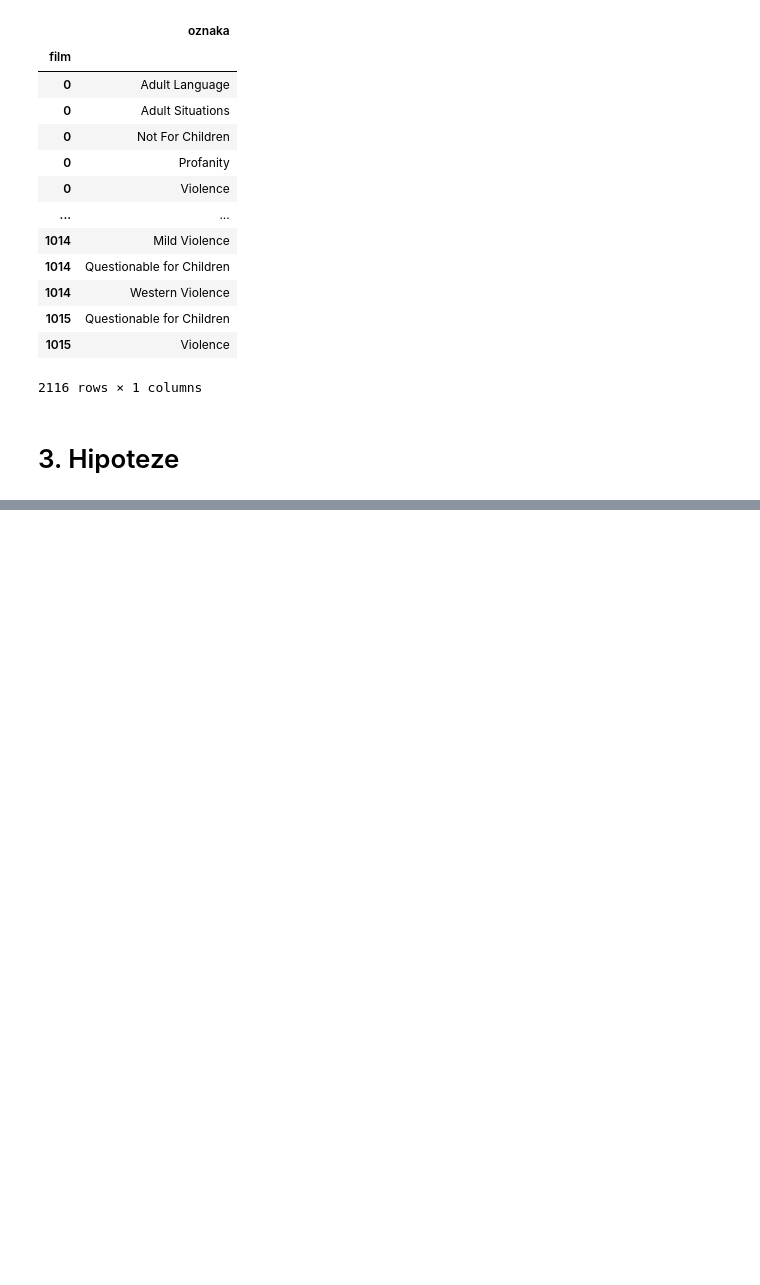
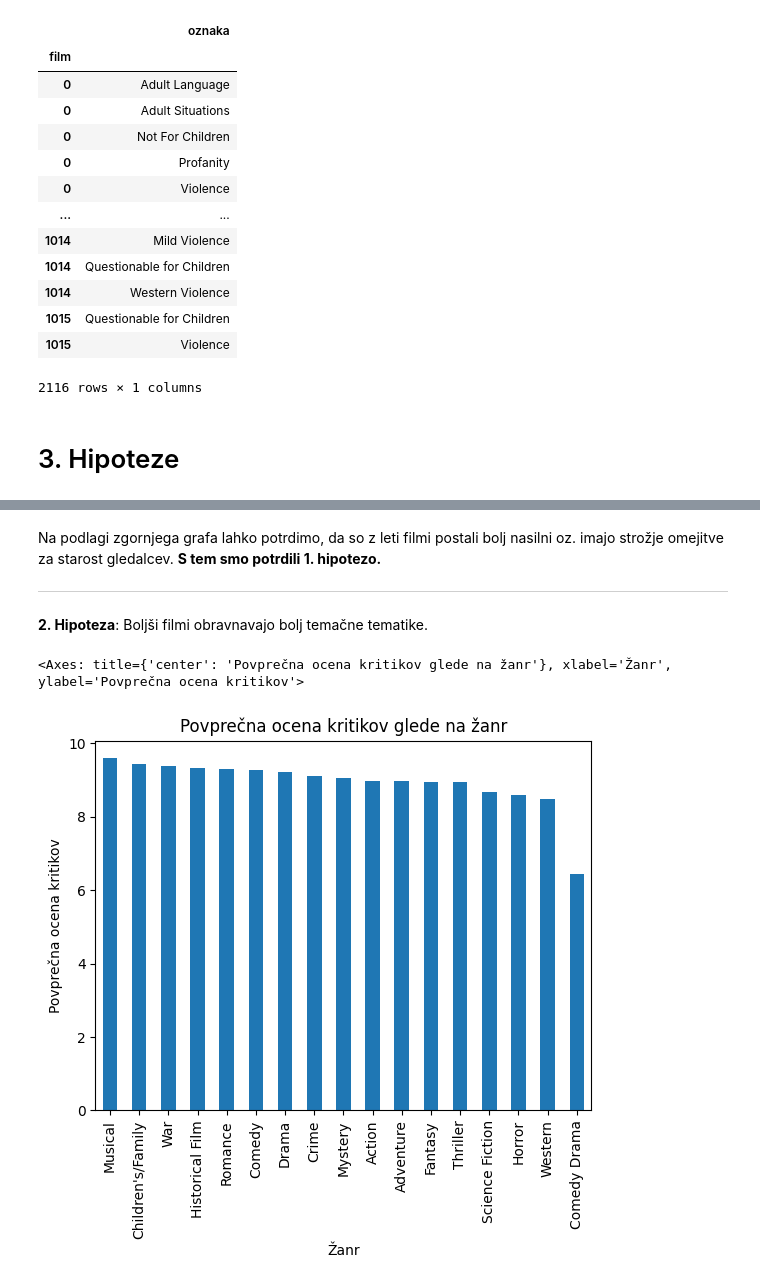
Before and after one commit to JanKamnikar/programiranje1-analiza-podatkov, a Jupyter notebook: analiza.ipynb, the cells around one changed output, grey strips where cells are left out. Cells and saved outputs as stored; diff of their text form; code cells hidden in the pictures; blank space fills up the shorter version.

```diff
--- a/analiza.ipynb
+++ b/analiza.ipynb
@@ -171,0 +215,14 @@ Na podlagi zajetih podatkov smo oblikovali 6 hipotez, ki jih bomo v nadaljevanju
+# %% [markdown]
+Na podlagi zgornjega grafa lahko potrdimo, da so z leti filmi postali bolj nasilni oz. imajo strožje omejitve za starost gledalcev. **S tem smo potrdili 1. hipotezo.**
+
+---
+# %% [markdown]
+**2. Hipoteza**: Boljši filmi obravnavajo bolj temačne tematike.
+# %%
+ocenjeni_filmi = filmi[filmi['ocena_kritikov'].notnull()]
+zanr = zanri_filmi.join(ocenjeni_filmi, on=['film'])
+zanr = zanr.groupby('zanr').filter(lambda x: len(x) > 20).groupby('zanr')['ocena_kritikov'].mean().sort_values(ascending=False)
+zanr.plot.bar(xlabel='Žanr', ylabel='Povprečna ocena kritikov', title='Povprečna ocena kritikov glede na žanr')
+# %% [output]
+<Axes: title={'center': 'Povprečna ocena kritikov glede na žanr'}, xlabel='Žanr', ylabel='Povprečna ocena kritikov'>
+[figure, added]
```
Also changed, not shown: parts of 27 cells of this notebook, 7 other files.
